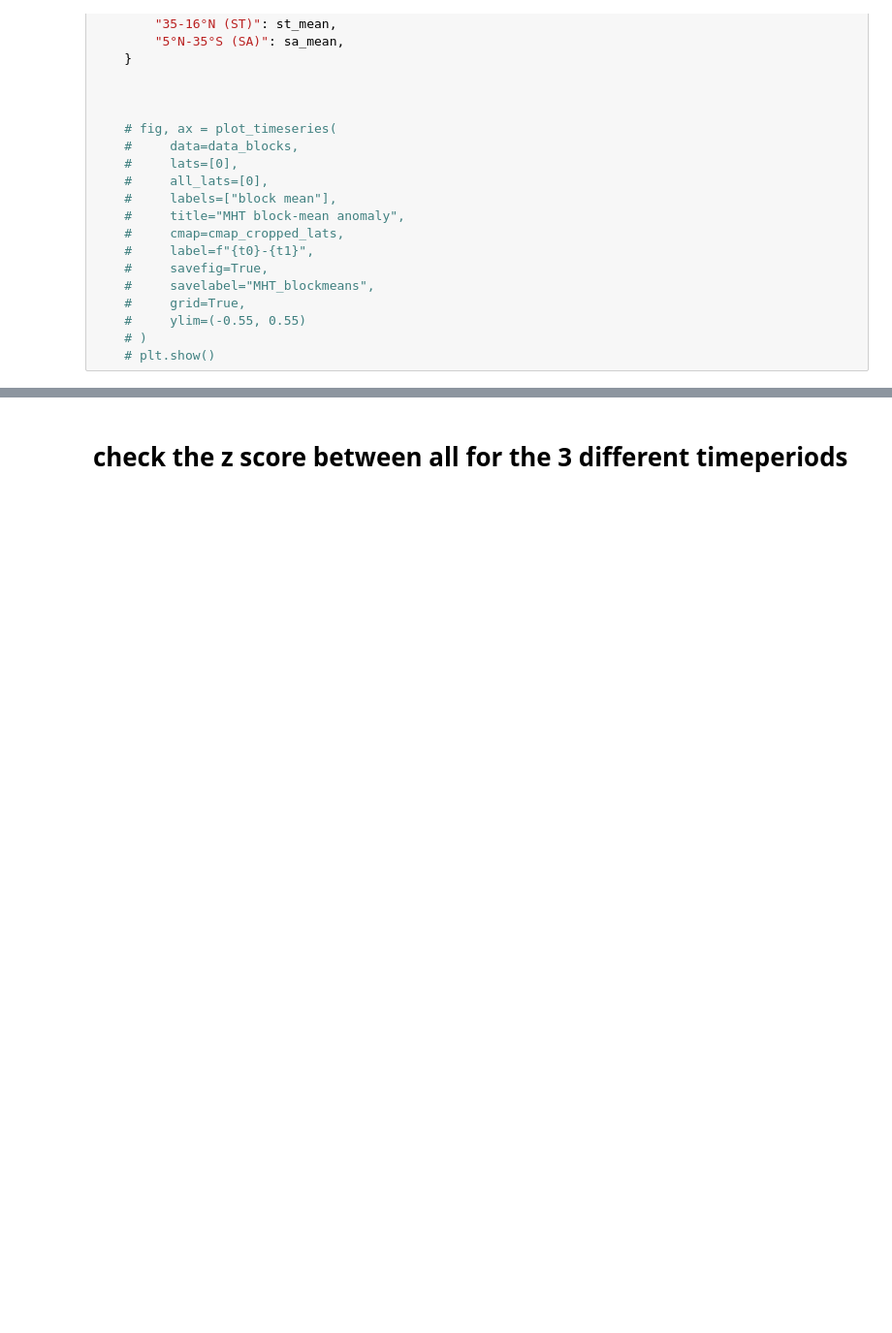
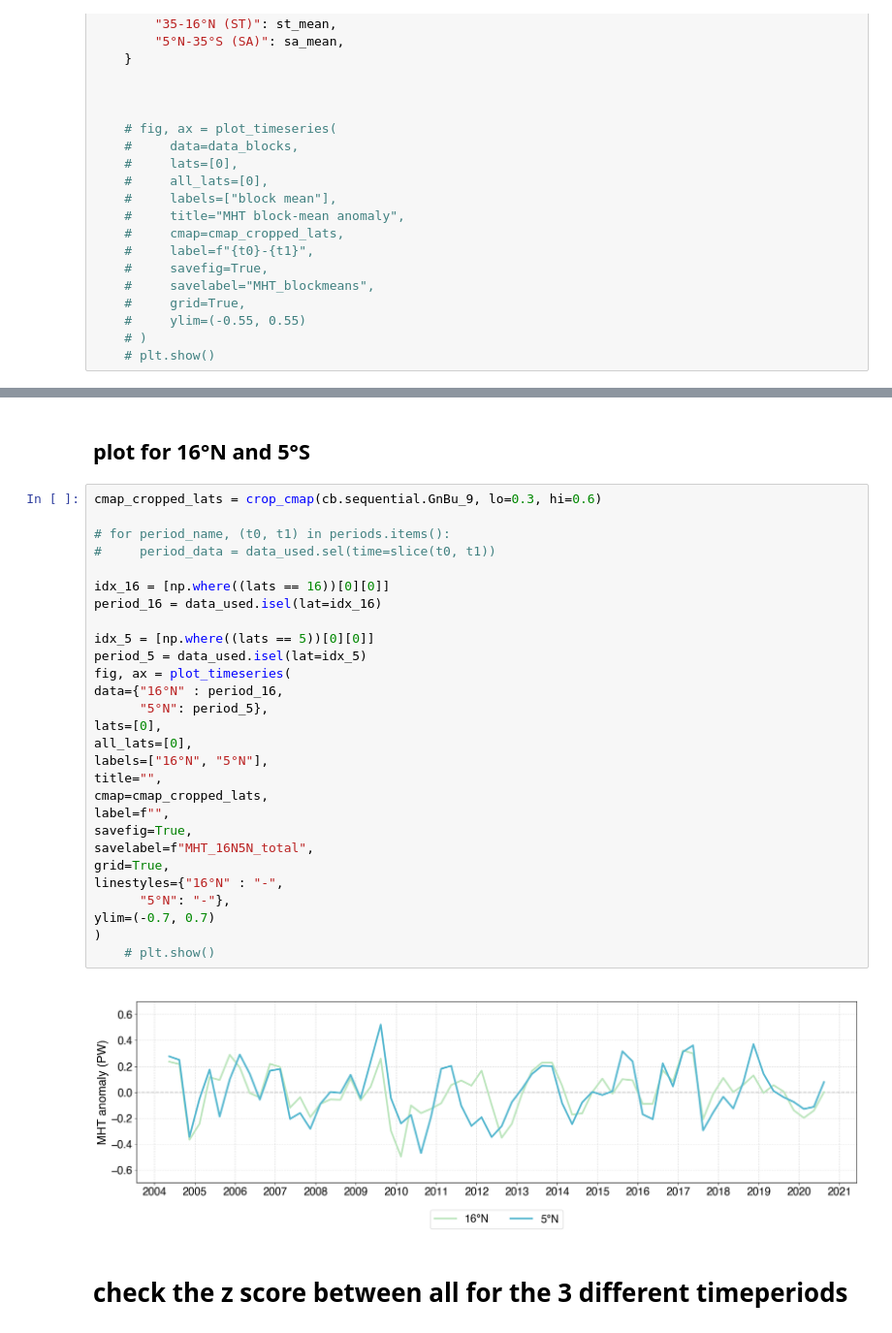
Before and after one commit to lea-dietz/masterthesis, a Jupyter notebook: coding/mht.ipynb, the cells around one changed output, grey strips where cells are left out. Shown at 97% size. Drawn from its saved outputs; the diff is of its cells as text; blank space fills up the shorter version.

```diff
--- a/coding/mht.ipynb
+++ b/coding/mht.ipynb
@@ -566,3 +598,35 @@ for period_name, (t0, t1) in periods.items():
+# %% [markdown]
+## plot for 16°N and 5°S
+# %%
+cmap_cropped_lats = crop_cmap(cb.sequential.GnBu_9, lo=0.3, hi=0.6)
+
+# for period_name, (t0, t1) in periods.items():
+#     period_data = data_used.sel(time=slice(t0, t1))
+
+idx_16 = [np.where((lats == 16))[0][0]]
+period_16 = data_used.isel(lat=idx_16)
+
+idx_5 = [np.where((lats == 5))[0][0]]
+period_5 = data_used.isel(lat=idx_5)
+fig, ax = plot_timeseries(
+data={"16°N" : period_16,
+      "5°N": period_5},
+lats=[0],
+all_lats=[0],
+labels=["16°N", "5°N"],
+title="",
+cmap=cmap_cropped_lats,
+label=f"",
+savefig=True,
+savelabel=f"MHT_16N5N_total",
+grid=True,
+linestyles={"16°N" : "-",
+      "5°N": "-"},
+ylim=(-0.7, 0.7)
+)
+    # plt.show()
+# %% [output]
+[figure, added]
 # %% [markdown]
 # check the z score between all for the 3 different timeperiods
 # %%
```
Also changed, not shown: parts of 5 cells of this notebook, 27 other files.
